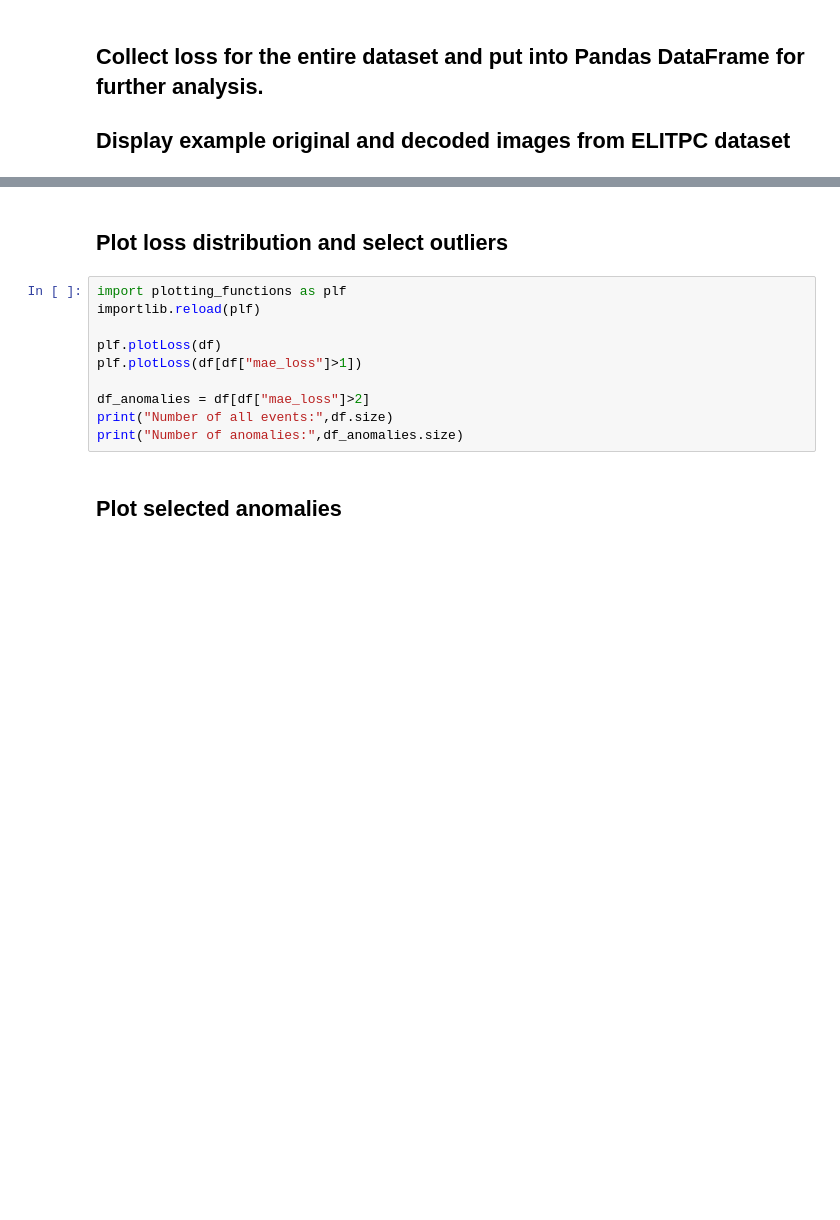
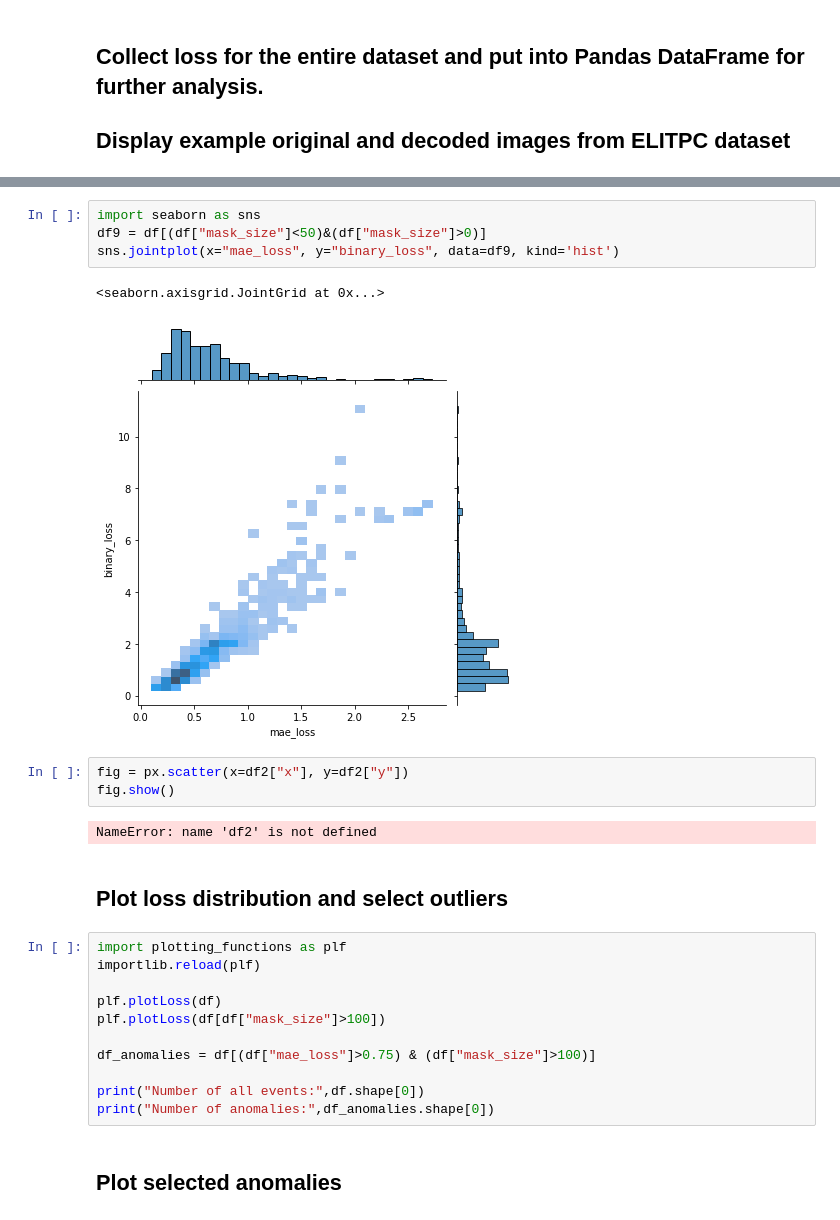
Before and after one commit to akalinow/MachineLearning, a Jupyter notebook: ELITPC/VAE_ELITPC_ROI.ipynb, the cells around one changed output, grey strips where cells are left out. Cells and saved outputs as stored; diff of their text form; blank space fills up the shorter version.

```diff
--- a/ELITPC/VAE_ELITPC_ROI.ipynb
+++ b/ELITPC/VAE_ELITPC_ROI.ipynb
@@ -324,3 +398,15 @@ df = pd.DataFrame(data=losses)
+# %%
+import seaborn as sns
+df9 = df[(df["mask_size"]<50)&(df["mask_size"]>0)]
+sns.jointplot(x="mae_loss", y="binary_loss", data=df9, kind='hist')
+# %% [output]
+<seaborn.axisgrid.JointGrid at 0x...>
+[figure, added]
+# %%
+fig = px.scatter(x=df2["x"], y=df2["y"])
+fig.show()
+# %% [output]
+NameError: name 'df2' is not defined
 # %% [markdown]
 ## Plot loss distribution and select outliers
 # %%
@@ -328,11 +414,12 @@ import plotting_functions as plf
 importlib.reload(plf)
 
 plf.plotLoss(df)
-plf.plotLoss(df[df["mae_loss"]>1])
+plf.plotLoss(df[df["mask_size"]>100])
 
-df_anomalies = df[df["mae_loss"]>2]
-print("Number of all events:",df.size)
-print("Number of anomalies:",df_anomalies.size)
+df_anomalies = df[(df["mae_loss"]>0.75) & (df["mask_size"]>100)]
+
+print("Number of all events:",df.shape[0])
+print("Number of anomalies:",df_anomalies.shape[0])
 # %% [markdown]
 ## Plot selected anomalies
 # %%
```
Also changed, not shown: parts of 13 cells of this notebook, 2 other files.
